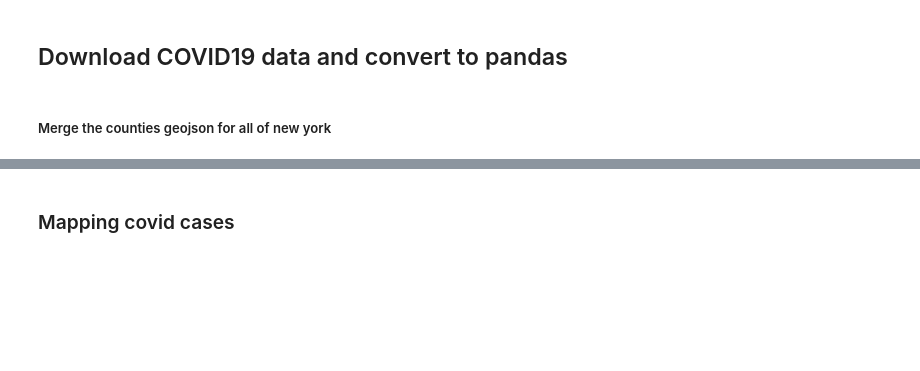
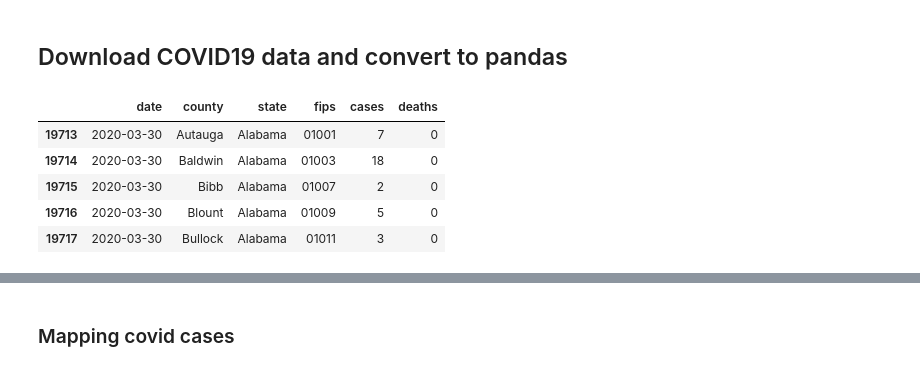
Before and after one commit to GetUsPPE/getusppe_viz, a Jupyter notebook: notebooks/mattr/Correlation_PPE_Demand_With_Covid19_Cases_v2.ipynb, the cells around one changed output, grey strips where cells are left out. Drawn from its saved outputs; the diff is of its cells as text; code cells hidden in the pictures; blank space fills up the shorter version.

```diff
--- a/notebooks/mattr/Correlation_PPE_Demand_With_Covid19_Cases_v2.ipynb
+++ b/notebooks/mattr/Correlation_PPE_Demand_With_Covid19_Cases_v2.ipynb
@@ -40,3 +41,14 @@ hospital_download_url = 'https://docs.google.com/spreadsheet/ccc?key=15gZsozGQp-
+# %%
+config = configparser.ConfigParser()
+config.read(os.path.join(src_dir,'config.ini'))
+
+ny_times_covid_date = config['viz']['ny_times_covid_date']
+findthemasks_url = config['viz']['findthemasks_url']
+request_headers = eval(config['viz']['request_headers'])
+county_fips_download_url = config['viz']['county_fips_download_url']
+geojson_url = config['viz']['geojson_url']
+ny_times_county_data_url = config['viz']['ny_times_county_data_url']
+hospital_download_url = config['viz']['hospital_download_url']
 # %% [markdown]
 ## Download find the mask data and convert to pandas
 - Taken from find the mask [web visualization](https://findthemasks.com/give.html)
@@ -304,2 +112,0 @@ merged_covid_ppe_df.head(5)
-# %% [markdown]
-##### Merge the counties geojson for all of new york
@@ -319,0 +113,11 @@ u = cascaded_union(polygons)
+# %%
+covid_df = download_nytimes_data(
+    ny_times_county_data_url, ny_times_covid_date, write_out_csv = True)
+covid_df.head(5)
+# %% [output]
+|  | date | county | state | fips | cases | deaths |
+| 19713 | 2020-03-30 | Autauga | Alabama | 01001 | 7 | 0 |
+| 19714 | 2020-03-30 | Baldwin | Alabama | 01003 | 18 | 0 |
+| 19715 | 2020-03-30 | Bibb | Alabama | 01007 | 2 | 0 |
+| 19716 | 2020-03-30 | Blount | Alabama | 01009 | 5 | 0 |
+| 19717 | 2020-03-30 | Bullock | Alabama | 01011 | 3 | 0 |
```
Also changed, not shown: parts of 38 cells of this notebook, 4 other files.
